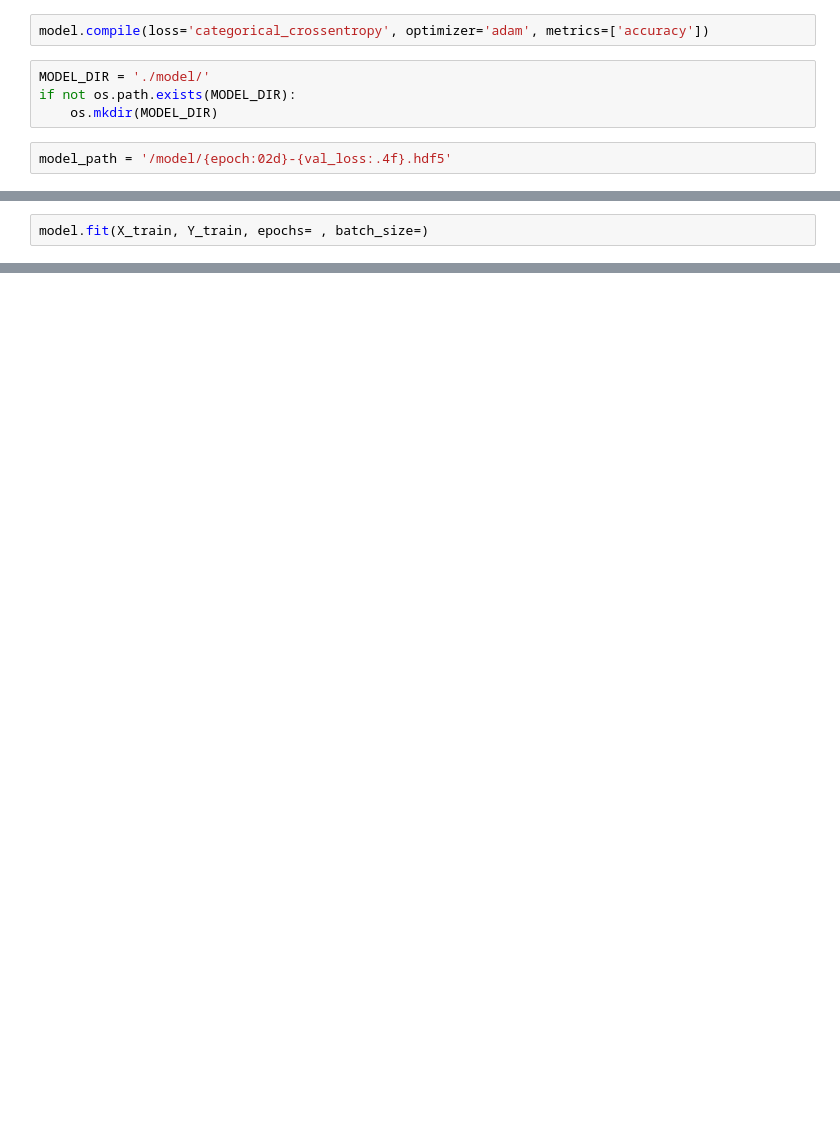
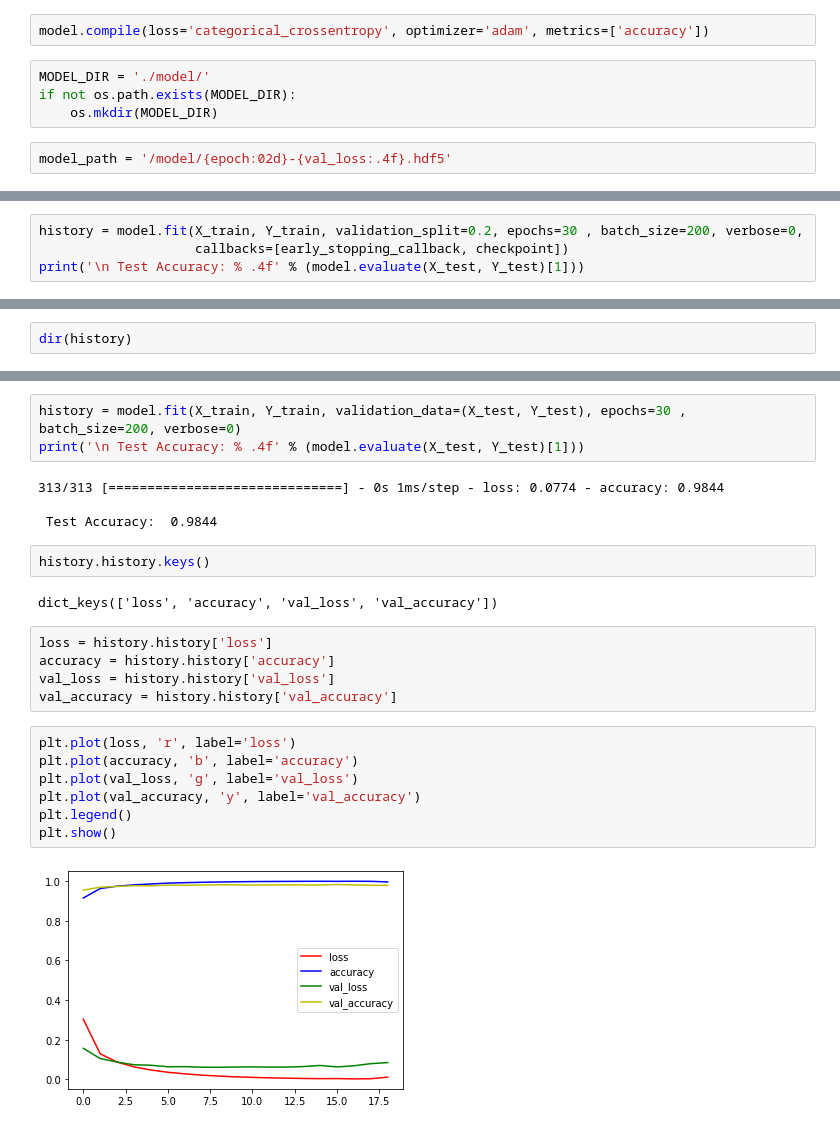
Before and after one commit to fasthill/AI_advaned_ksa, a Jupyter notebook: deeplearning/notebooks/chap 16 이미지 인식.ipynb, the cells around one changed output, grey strips where cells are left out. Saved outputs shown, nothing was run; the diff lists cells and outputs as text; blank space fills up the shorter version.

```diff
--- a/deeplearning/notebooks/chap 16 이미지 인식.ipynb
+++ b/deeplearning/notebooks/chap 16 이미지 인식.ipynb
@@ -108,0 +126,4 @@ ValueError: in user code:
+# %%
+history = model.fit(X_train, Y_train, validation_split=0.2, epochs=30 , batch_size=200, verbose=0,
+                    callbacks=[early_stopping_callback, checkpoint])
+print('\n Test Accuracy: % .4f' % (model.evaluate(X_test, Y_test)[1]))
@@ -109,2 +148,2 @@ ValueError: in user code:
 # %%
-model.fit(X_train, Y_train, epochs= , batch_size=)
+dir(history)
@@ -110,0 +168,25 @@ model.fit(X_train, Y_train, epochs= , batch_size=)
+# %%
+history = model.fit(X_train, Y_train, validation_data=(X_test, Y_test), epochs=30 , batch_size=200, verbose=0)
+print('\n Test Accuracy: % .4f' % (model.evaluate(X_test, Y_test)[1]))
+# %% [output]
+313/313 [==============================] - 0s 1ms/step - loss: 0.0774 - accuracy: 0.9844
+
+ Test Accuracy:  0.9844
+# %%
+history.history.keys()
+# %% [output]
+dict_keys(['loss', 'accuracy', 'val_loss', 'val_accuracy'])
+# %%
+loss = history.history['loss']
+accuracy = history.history['accuracy']
+val_loss = history.history['val_loss']
+val_accuracy = history.history['val_accuracy']
+# %%
+plt.plot(loss, 'r', label='loss')
+plt.plot(accuracy, 'b', label='accuracy')
+plt.plot(val_loss, 'g', label='val_loss')
+plt.plot(val_accuracy, 'y', label='val_accuracy')
+plt.legend()
+plt.show()
+# %% [output]
+[figure, added]
```
Also changed, not shown: parts of 9 cells of this notebook, 3 other files.
